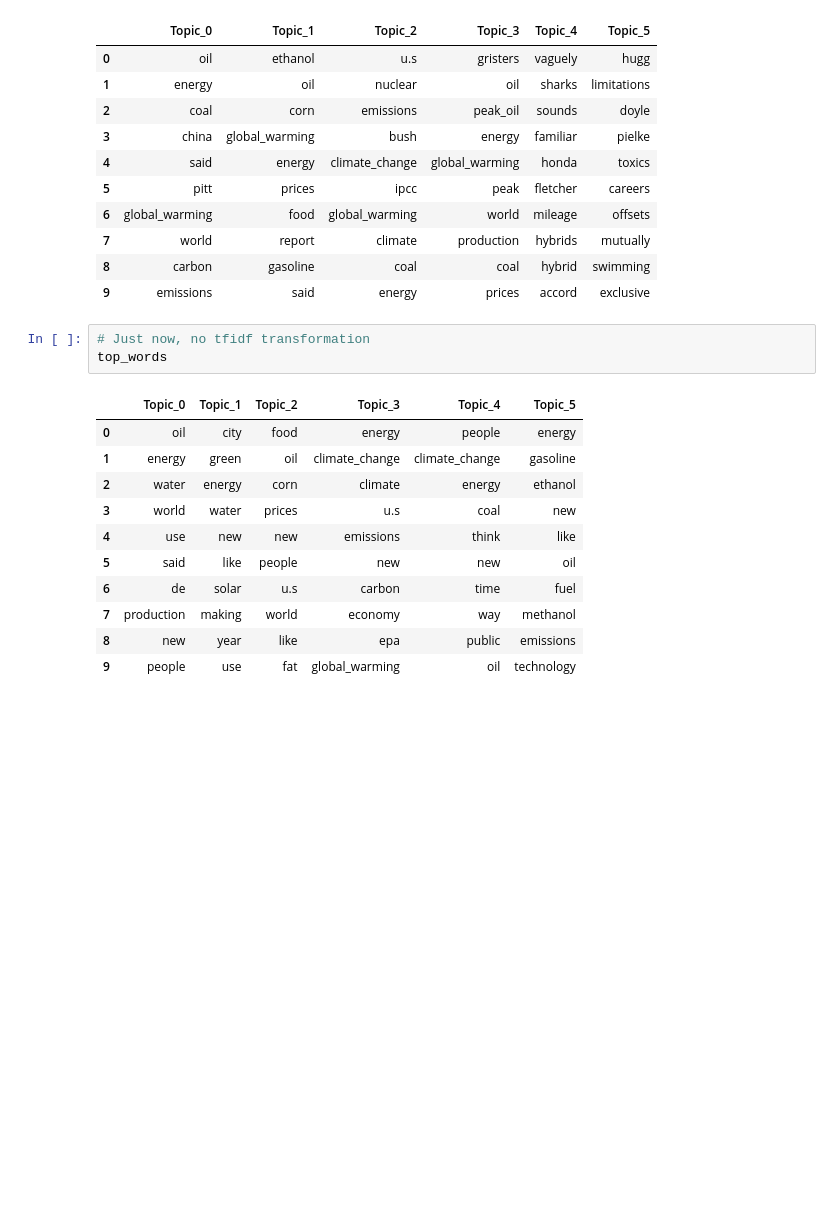
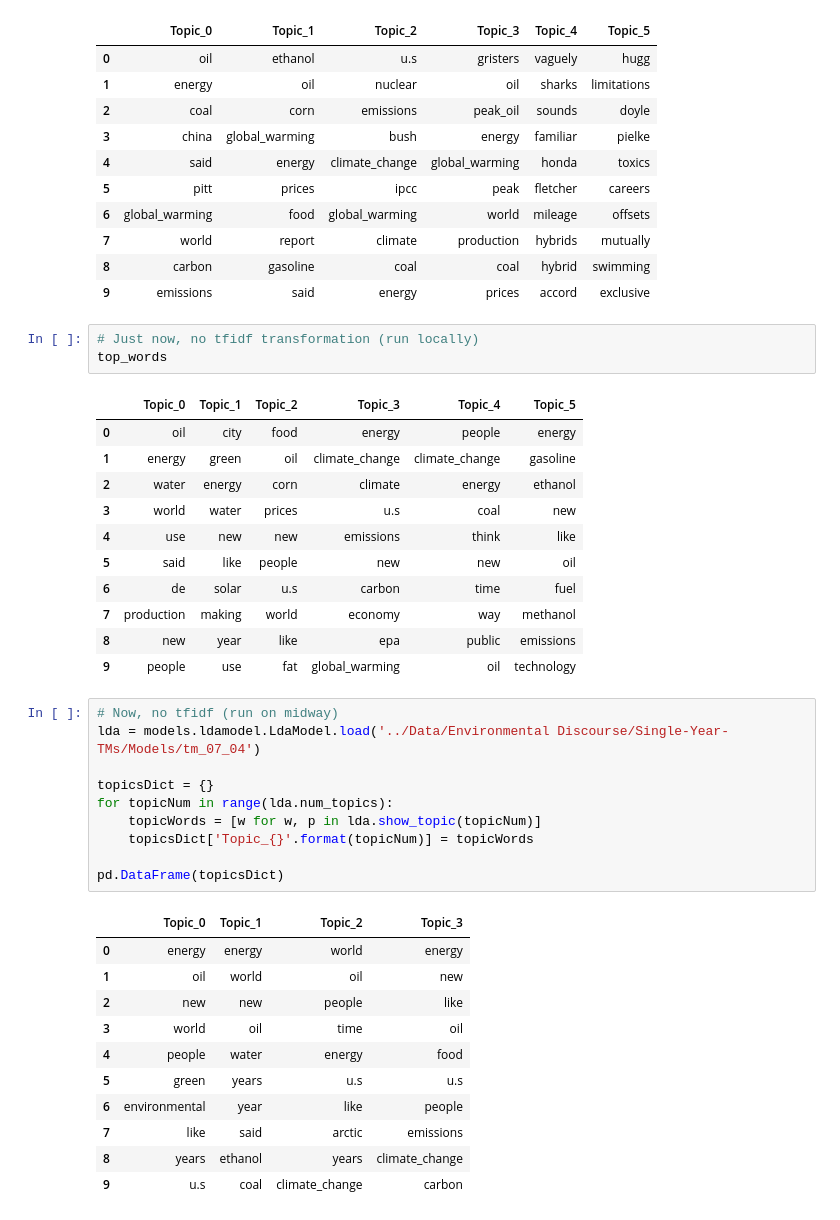
Before and after one commit to mikepackard415/Scientific-Environmental-Discourse, a Jupyter notebook: Programs/Topic Modeling.ipynb, the cells around one changed output. Cells and saved outputs as stored; diff of their text form; blank space fills up the shorter version.

```diff
--- a/Programs/Topic Modeling.ipynb
+++ b/Programs/Topic Modeling.ipynb
@@ -630,7 +625,7 @@ wordRanksDF
 | 8 | carbon | gasoline | coal | coal | hybrid | swimming |
 | 9 | emissions | said | energy | prices | accord | exclusive |
 # %%
-# Just now, no tfidf transformation
+# Just now, no tfidf transformation (run locally)
 top_words
 # %% [output]
 |  | Topic_0 | Topic_1 | Topic_2 | Topic_3 | Topic_4 | Topic_5 |
@@ -644,3 +639,25 @@ top_words
 | 7 | production | making | world | economy | way | methanol |
 | 8 | new | year | like | epa | public | emissions |
 | 9 | people | use | fat | global_warming | oil | technology |
+# %%
+# Now, no tfidf (run on midway)
+lda = models.ldamodel.LdaModel.load('../Data/Environmental Discourse/Single-Year-TMs/Models/tm_07_04')
+
+topicsDict = {}
+for topicNum in range(lda.num_topics):
+    topicWords = [w for w, p in lda.show_topic(topicNum)]
+    topicsDict['Topic_{}'.format(topicNum)] = topicWords
+
+pd.DataFrame(topicsDict)
+# %% [output]
+|  | Topic_0 | Topic_1 | Topic_2 | Topic_3 |
+| 0 | energy | energy | world | energy |
+| 1 | oil | world | oil | new |
+| 2 | new | new | people | like |
+| 3 | world | oil | time | oil |
+| 4 | people | water | energy | food |
+| 5 | green | years | u.s | u.s |
+| 6 | environmental | year | like | people |
+| 7 | like | said | arctic | emissions |
+| 8 | years | ethanol | years | climate_change |
+| 9 | u.s | coal | climate_change | carbon |
```
Also changed, not shown: parts of 8 cells of this notebook, 1 other file.
